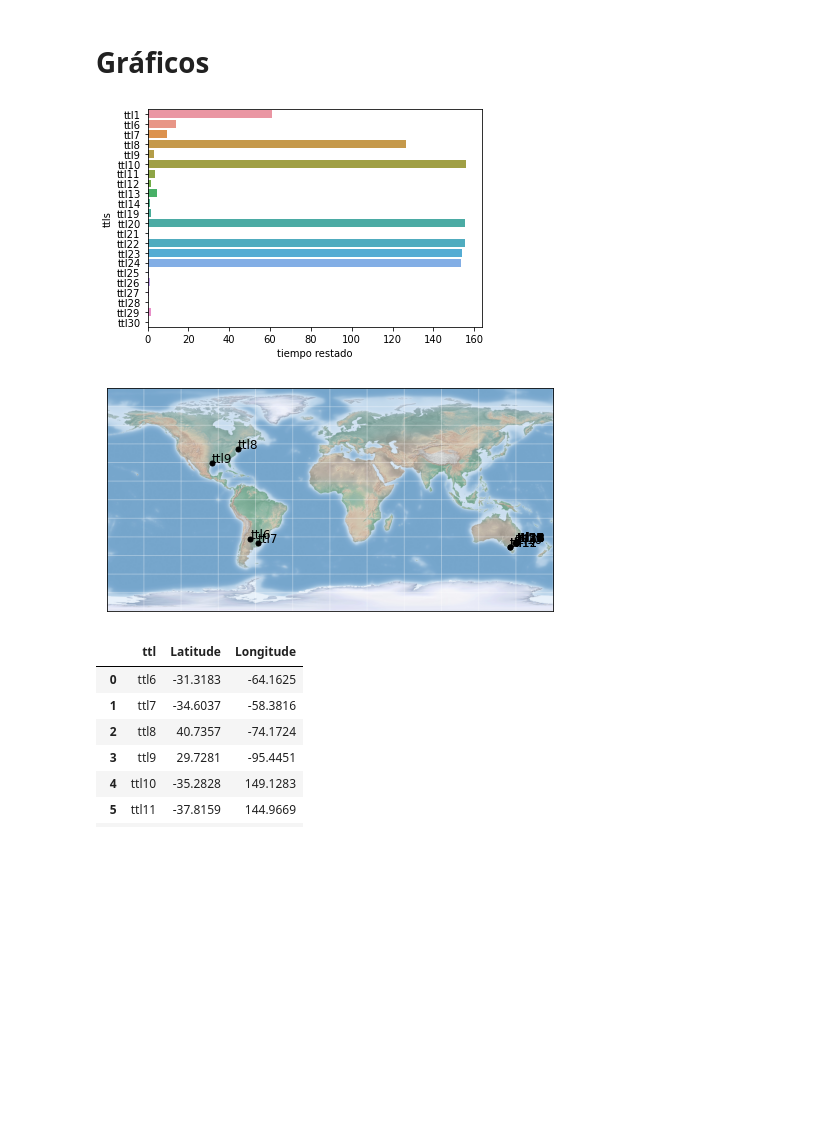
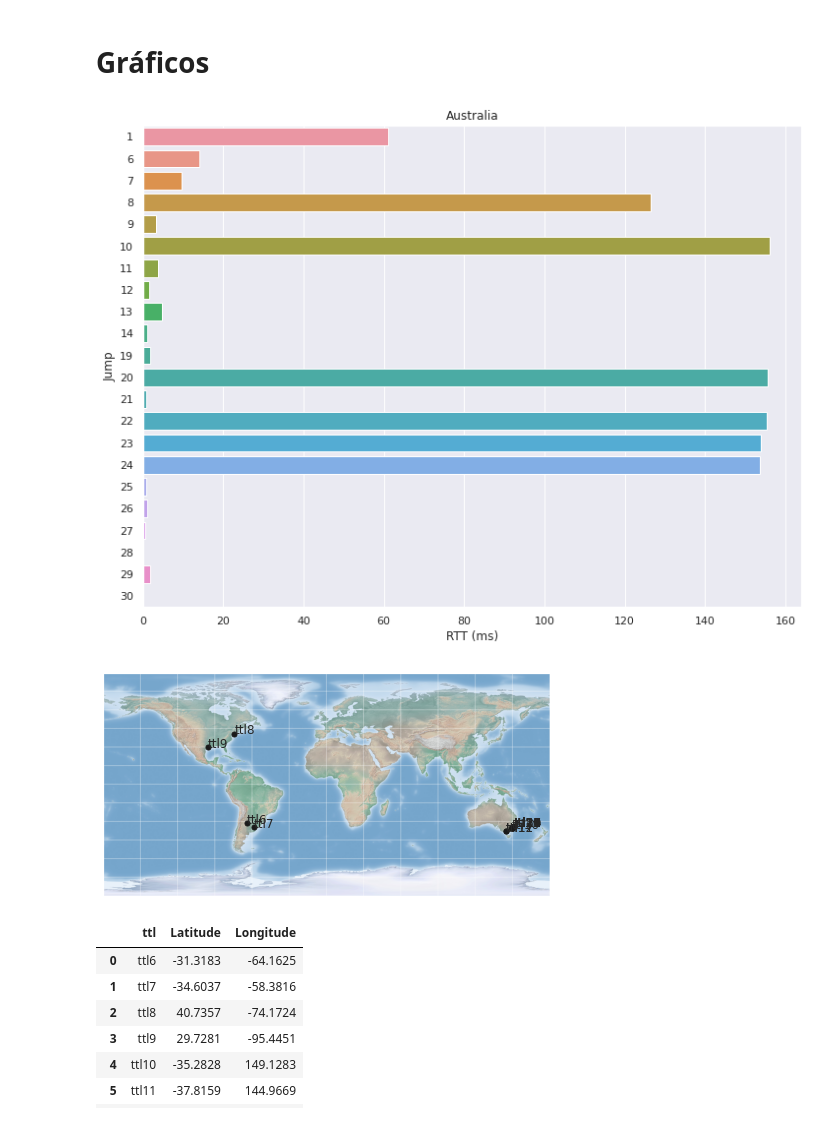
Before and after one commit to Luciano-Tarsia/TP2---Teoria-de-las-Comunicaciones, a Jupyter notebook: experimentacion/exp australia.ipynb, the cells around one changed output. Drawn from its saved outputs; the diff is of its cells as text; code cells hidden in the pictures; blank space fills up the shorter version.

Commit message:
Graficos generados

```diff
--- a/experimentacion/exp australia.ipynb
+++ b/experimentacion/exp australia.ipynb
@@ -1,24 +1,45 @@
 # %%
+import os
 import pandas as pd
 import numpy as np
 import matplotlib.pyplot as plt
 import seaborn as sns
+sns.set(rc={'figure.figsize':(12, 9)})
 # %%
+country = "australia"
+
 #Constante ip
 
 IP = '101.4.0.1'
 
 #Dataframes
 
-dict_capturas = dict({'australia': '../data/130.130.39.1 (all ips) 05-18-2022 19:15:03.csv',
-                      'australia_mean': '../data/130.130.39.1 05-18-2022 20:01:18.csv'})
+IP_PER_COUNTRY = {
+    "usa": "128.112.0.0",
+    "australia": "130.130.39.1",
+    "china": "101.4.0.1",
+    "noruega": "129.240.118.130",
+    "israel": "132.66.11.168"
+}
+
+destiny_ip = IP_PER_COUNTRY[country]
+
+for csv_path in os.listdir("../data/"):
+    if destiny_ip in csv_path:
+        if "(all ips)" in csv_path:
+            complete_data_path = csv_path
+        else:
+            mean_data_path = csv_path
+
+dict_capturas = dict({country: f'../data/{complete_data_path}',
+                      f"{country}_mean": f'../data/{mean_data_path}'})
 
 for captura in dict_capturas.keys():
     dict_capturas[captura] = pd.read_csv(dict_capturas[captura])
     dict_capturas[captura].name = captura
 
-df_australia = dict_capturas['australia']
-df_australia_mean = dict_capturas['australia_mean']
+df_tll_jumps = dict_capturas[country]
+df_tll_jumps_mean = dict_capturas[f"{country}_mean"]
 
 def most_frequent(List):
     return max(set(List), key = List.count)
@@ -31,10 +52,10 @@ dict_ips_for_every_ttl = dict()
 dict_ips_for_every_ttl['ttl1'] = []
 
 # Esto lo hago para poder iterar el df
-df_australia = df_australia.reset_index()
+df_tll_jumps = df_tll_jumps.reset_index()
 
 row_ttl = 1
-for index, row in df_australia.iterrows():
+for index, row in df_tll_jumps.iterrows():
     if (row['ttl'] == row_ttl):
         dict_ips_for_every_ttl['ttl'+str(row_ttl)].append(row['ip'])
     else:
@@ -58,7 +79,7 @@ for ttl in dict_ips_for_every_ttl.keys():
 dict_ttl_tiempos = dict()
 
 row_ttl = 0
-for index, row in df_australia.iterrows():
+for index, row in df_tll_jumps.iterrows():
     if (('ttl' + str(row['ttl']) in most_frequent_ip.keys()) and row['ip'] == most_frequent_ip['ttl' + str(row['ttl'])]):
         if (row['ttl'] == row_ttl):
             dict_ttl_tiempos['ttl'+str(row_ttl)].append(row['rtt'])
@@ -109,16 +130,21 @@ df_time
 # %% [markdown]
 # Gráficos
 # %%
+df_time["jump"] = df_time["ttls"].str[3:]
 ax = sns.barplot(
     x= df_time['tiempo restado'],
-    y= df_time['ttls'],
+    y= df_time['jump'],
     estimator=sum,
     ci=None,
     orient = 'h'
 )
+ax.set_xlabel("RTT (ms)")
+ax.set_ylabel("Jump")
+ax.set_title(country.capitalize())
 fig = ax.get_figure()
+fig.savefig(f"./graficos/ttl_hist_{country}.png", dpi=200)
 # %% [output]
-[figure, old version]
+[figure, new version]
 # %%
 from itertools import chain
 
@@ -167,7 +193,7 @@ for i in range(len(df_time)):
         plt.plot(x, y, 'ok', markersize=5)
         plt.text(x, y, df_time.iloc[i].ttls, fontsize=12);
 # %% [output]
-[figure, old version]
+[figure, new version]
 # %%
 import numpy as np
 import matplotlib.pyplot as plt
```
Also changed, not shown: parts of 4 cells of this notebook, 26 other files.
